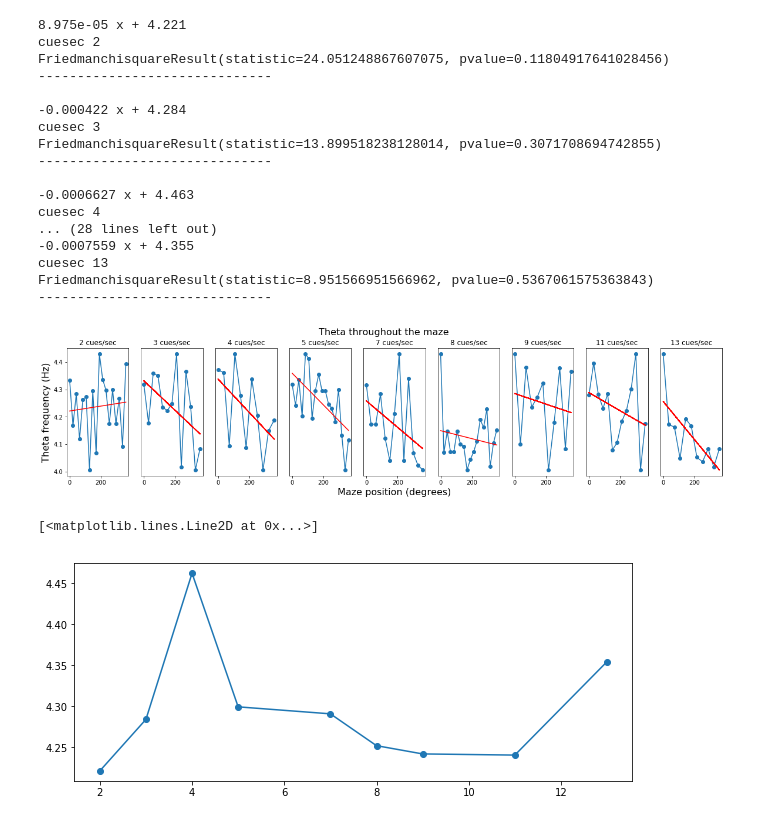
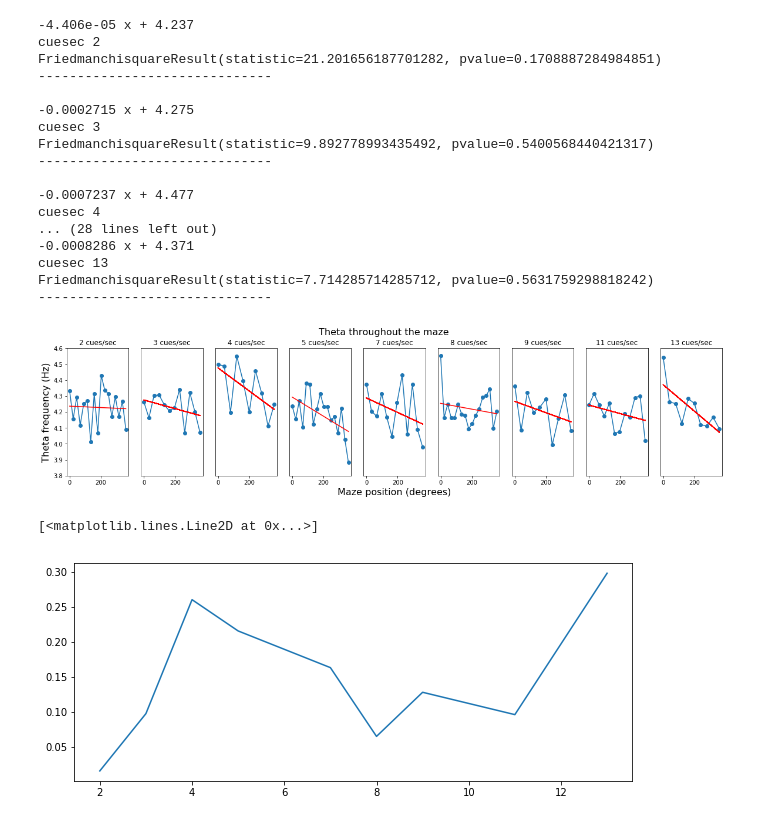
Before and after one commit to DiogoSantosPata/normaliser, a Jupyter notebook: Stats_on_dom_freq_throughout_lap.ipynb, the cells around one changed output. Saved outputs shown, nothing was run; the diff lists cells and outputs as text; code cells hidden in the pictures.

```diff
--- a/Stats_on_dom_freq_throughout_lap.ipynb
+++ b/Stats_on_dom_freq_throughout_lap.ipynb
@@ -82,0 +179,32 @@ for sub in range(len(log_welch)):
+# %%
+plt.figure( figsize=(28,2.3))
+plt.suptitle("Theta throughout the maze", fontsize=16, y=1.1)
+
+kk = np.sort(list(data.keys()))
+for cuesec in range(dom_decay.shape[0]):
+
+    ax = plt.subplot(1,len(list(data.keys())),cuesec+1)
+
+    tmp = stats.zscore(dom_decay[cuesec])
+
+
+    patches, colors = [], []
+    count = 0
+    for ii in tmp:
+        patches.append(  Wedge((.0, .0), .9, 360./tmp.size*count , 360./tmp.size*(count+1) , width=0.50)   )
+        colors.append(ii)
+        count += 1
+
+
+    p = PatchCollection(patches)
+    p.set_array(np.array(colors))
+
+    ax.add_collection(p)
+
+#     p.set_clim([3.9,4.6])
+    plt.colorbar(p, ax=ax)
+
+    ax.set_title(str(kk[cuesec]) + " cues/sec")
+    ax.set_xlim(-1,1)
+    ax.set_ylim(-1,1)
+    ax.axis('off')
@@ -84,13 +214,14 @@ for sub in range(len(log_welch)):
 plt.figure( figsize=(28,2.3))
 plt.suptitle("Theta throughout the maze", fontsize=16, y=1.1)
 
-for cuesec in range(len(data.keys())):
+for cuesec in range(len(list(data.keys()))):
 
-    ax = plt.subplot(1,len(data.keys()),cuesec+1)
+    ax = plt.subplot(1,len(list(data.keys())),cuesec+1)
 
     kk = np.sort(list(data.keys()))[cuesec]
-#     mm = np.mean(np.array(data[kk]), axis=0)
-    mm = np.mean( np.array(all_sub_dom_in_space[kk] ), axis=0)
+    mm = np.mean(np.array(data[kk]), axis=0)
+#     mm = np.mean( np.array(all_sub_dom_in_space[kk] ), axis=0)
+
 
 
     patches, colors = [], []
@@ -137,7 +272,7 @@ for cuesec in range(len(data.keys())):
     plt.plot(xx, p(xx),'r')
 
     print(p)
-    slopes.append(  p )
+    slopes.append(  p(xx[-1]) - p(xx[0]) )
     ccc.append(kk)
 
 
@@ -152,42 +287,42 @@ for cuesec in range(len(data.keys())):
 
 
     r,pval = stats.pearsonr(xx,yy)
 
     corr_stats = "r:" +str(np.round(r,3)) +"\n p:"+  str(np.round(pval,3))
 
 #     plt.text( 10, 3.85, corr_stats , fontsize=15)
 
 
     plt.title(str(kk) + " cues/sec")
-#     plt.ylim(3.8,4.6)
+    plt.ylim(3.8,4.6)
     if counter != 1: plt.yticks([])
     if counter == 1: plt.ylabel('Theta frequency (Hz)', fontsize=16)
     if counter == 5: plt.xlabel('Maze position (degrees)', fontsize=16)
 
     counter += 1
 
 
 
 slopes = np.array(slopes)
 # %% [output]
-8.975e-05 x + 4.221
+-4.406e-05 x + 4.237
 cuesec 2
-FriedmanchisquareResult(statistic=24.051248867607075, pvalue=0.11804917641028456)
+FriedmanchisquareResult(statistic=21.201656187701282, pvalue=0.1708887284984851)
 ------------------------------
 
--0.000422 x + 4.284
+-0.0002715 x + 4.275
 cuesec 3
-FriedmanchisquareResult(statistic=13.899518238128014, pvalue=0.3071708694742855)
+FriedmanchisquareResult(statistic=9.892778993435492, pvalue=0.5400568440421317)
 ------------------------------
 
--0.0006627 x + 4.463
+-0.0007237 x + 4.477
 cuesec 4
 ... (28 lines left out)
--0.0007559 x + 4.355
+-0.0008286 x + 4.371
 cuesec 13
-FriedmanchisquareResult(statistic=8.951566951566962, pvalue=0.5367061575363843)
+FriedmanchisquareResult(statistic=7.714285714285712, pvalue=0.5631759298818242)
 ------------------------------
-[figure, old version]
+[figure, new version]
 # %%
 # jet = cm = plt.get_cmap('YlOrBr_r')
 # cNorm  = colors.Normalize(vmin=0, vmax= slopes.shape[0]+1 )
@@ -200,9 +335,11 @@ plt.figure(figsize=(10,4))
 
 
 
-plt.plot(ccc, slopes[:,0],'-o')
+plt.plot(ccc, -slopes)
 # plt.plot(slopes[:,0]*slopes[:,1],'-o')
+
+# slopes
 # %% [output]
 [<matplotlib.lines.Line2D at 0x...>]
-[figure, old version]
+[figure, new version]
 # %%
```
Also changed, not shown: parts of 14 cells of this notebook, 5 other files.
